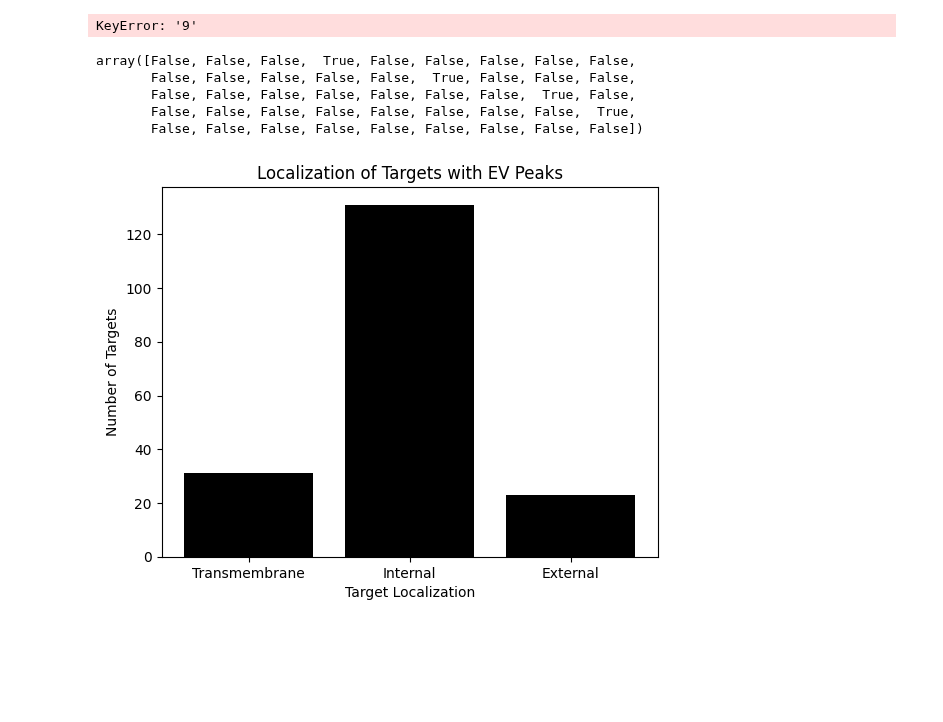
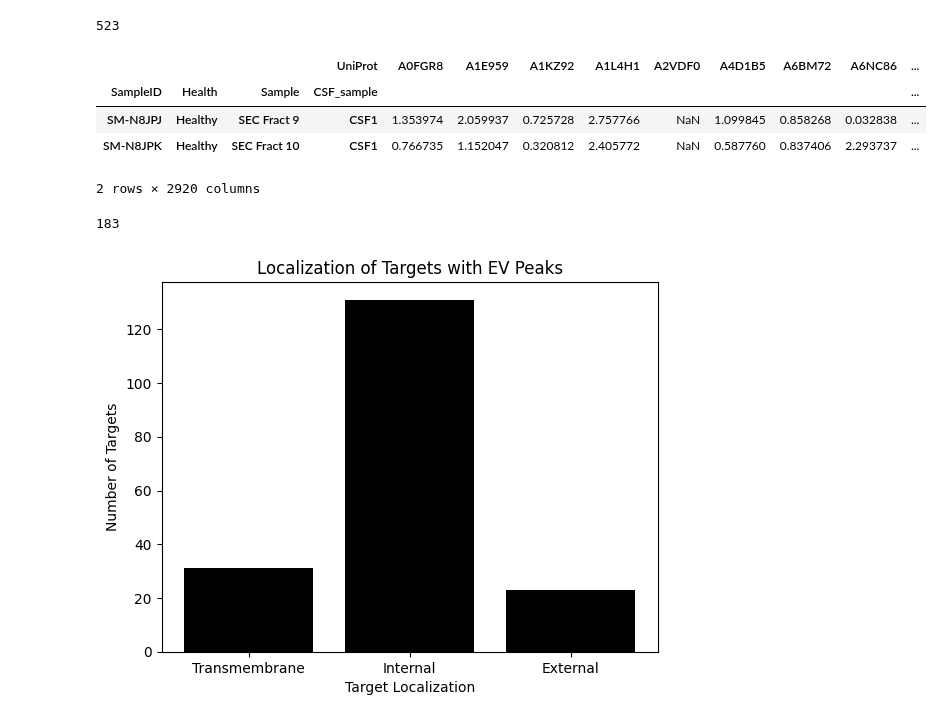
Before and after one commit to Walt-Lab/bdev_mass_spec, a Jupyter notebook: 10_analysis.ipynb, the cells around one changed output. Drawn from its saved outputs; the diff is of its cells as text; code cells hidden in the pictures; blank space fills up the shorter version.

Commit message:
fractionation analysis function

```diff
--- a/10_analysis.ipynb
+++ b/10_analysis.ipynb
@@ -398,8 +398,5 @@ for index, row in raw_data_no_reps.iterrows():
 
 # Create a tidy dataframe for the delta values
 tidy_data = raw_data_no_reps[raw_data_no_reps["Sample_Type"] == "SAMPLE"].pivot(
-    columns="UniProt", index=["SampleID", "Health", "Sample"], values="Linear Delta"
+    columns="UniProt", index=["SampleID", "Health", "Sample", "CSF_sample"], values="Linear Delta"
 )
-# %%
-for fraction in list(["9", "10"]):
-    df[fraction] = tidy_data[tidy_data.index.get_level_values("Sample").str.contains(fraction)]
@@ -471,6 +452,7 @@ def analyze_fractionation(tidy_dataframe, high_fractions, low_fractions, sample_
     for fraction in low_fractions:
         low_fractions_dataframes[fraction] = requested_health_data[requested_health_data.index.get_level_values("Sample").str.contains(fraction)]
     low_fractions_df = pd.concat(low_fractions_dataframes.values(), axis=0)
+    return low_fractions_df.index
 
     correct_fractionation = []
     for assay in list(tidy_dataframe.columns):
@@ -489,24 +471,48 @@ def analyze_fractionation(tidy_dataframe, high_fractions, low_fractions, sample_
             if high_fractions > low_fractions:
                 correct_fractionation.append(assay)
         if mean_median_individual == "individual":
-            for fraction in high_fractions:
-                for low_value in low_fractions_df[fraction]:
-                    for high_value in high_fractions_dataframes[fraction]:
+            for fraction in high_fractions_df:
+                for low_value in low_fractions_df:
+                    for high_value in high_fractions_df:
                         if high_value > low_value:
                             correct_fractionation.append(assay)
     return correct_fractionation
 
-fracts = analyze_fractionation(tidy_dataframe = tidy_data, high_fractions = ["9", "10"], low_fractions = ["6", "11", "12", "13"], sample_health = "healthy", mean_median_individual = "individual")
+fracts = analyze_fractionation(tidy_dataframe = tidy_data, high_fractions = ['9', "10"], low_fractions = ["6", "11", "12", "13"], sample_health = "healthy", mean_median_individual = "individual")
-# %% [output]
-KeyError: '9'
-# %%
-fracts.index.get_level_values("Sample").str.contains("9")
-# %% [output]
-array([False, False, False,  True, False, False, False, False, False,
-       False, False, False, False, False,  True, False, False, False,
-       False, False, False, False, False, False, False,  True, False,
-       False, False, False, False, False, False, False, False,  True,
-       False, False, False, False, False, False, False, False, False])
+# %%
+high_fractions = ["9", "10"]
+low_fractions = ["6", "11", "12", "13"]
+correct_fractionation = []
+
+requested_health_data = tidy_data[tidy_data.index.get_level_values("Health").str.contains("Healthy")]
+
+high_fractions_dataframes = {}
+for fraction in high_fractions:
+    high_fractions_dataframes[fraction] = requested_health_data[requested_health_data.index.get_level_values("Sample").str.contains(fraction)]
+high_fractions_df = pd.concat(high_fractions_dataframes.values(), axis = 0)
+low_fractions_dataframes = {}
+for fraction in low_fractions:
+    low_fractions_dataframes[fraction] = requested_health_data[requested_health_data.index.get_level_values("Sample").str.contains(fraction)]
+low_fractions_df = pd.concat(low_fractions_dataframes.values(), axis=0)
+
+for sample in high_fractions_df.index.get_level_values("CSF_sample").unique():
+    high_sample = high_fractions_df[high_fractions_df.index.get_level_values("CSF_sample") == sample]
+    low_sample = low_fractions_df[low_fractions_df.index.get_level_values("CSF_sample") == sample]
+    for assay in list(high_sample.columns):
+        if min(high_sample[assay]) > max(low_sample[assay]):
+            correct_fractionation.append(assay)
+# %%
+len(set(correct_fractionation))
+# %% [output]
+523
+# %%
+high_sample
+# %% [output]
+|  |  |  | UniProt | A0FGR8 | A1E959 | A1KZ92 | A1L4H1 | A2VDF0 | A4D1B5 | A6BM72 | A6NC86 | ... |
+| SampleID | Health | Sample | CSF_sample |  |  |  |  |  |  |  |  | ... |
+| SM-N8JPJ | Healthy | SEC Fract 9 | CSF1 | 1.353974 | 2.059937 | 0.725728 | 2.757766 | NaN | 1.099845 | 0.858268 | 0.032838 | ... |
+| SM-N8JPK | Healthy | SEC Fract 10 | CSF1 | 0.766735 | 1.152047 | 0.320812 | 2.405772 | NaN | 0.587760 | 0.837406 | 2.293737 | ... |
+2 rows × 2920 columns
 # %%
 # All samples fractionation analysis
 fract9 = tidy_data[tidy_data.index.get_level_values("Sample").str.contains("9")]
@@ -540,6 +546,10 @@ for assay in list(tidy_data.columns):
             correct_fractionation.append(assay)
     else:
         annoying_assays.append(assay)
+# %%
+len(set(correct_fractionation))
+# %% [output]
+183
 # %%
 # Overlap between median assays, brain rna seq, and internal only tmhmm
 
```
Also changed, not shown: parts of 3 cells of this notebook.
